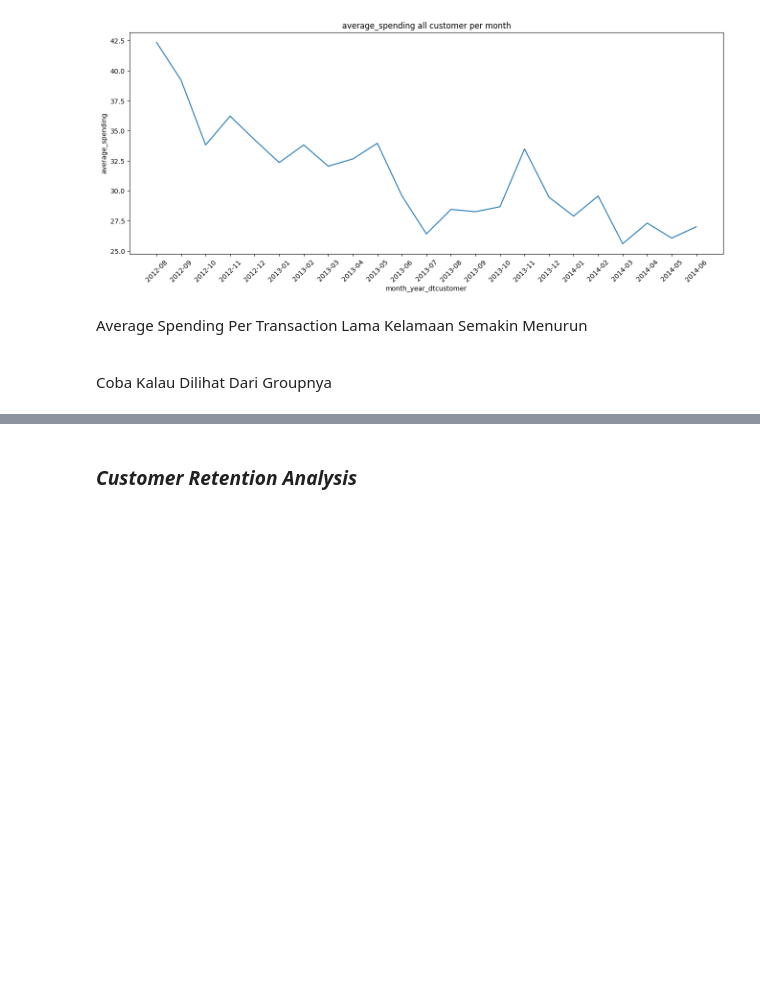
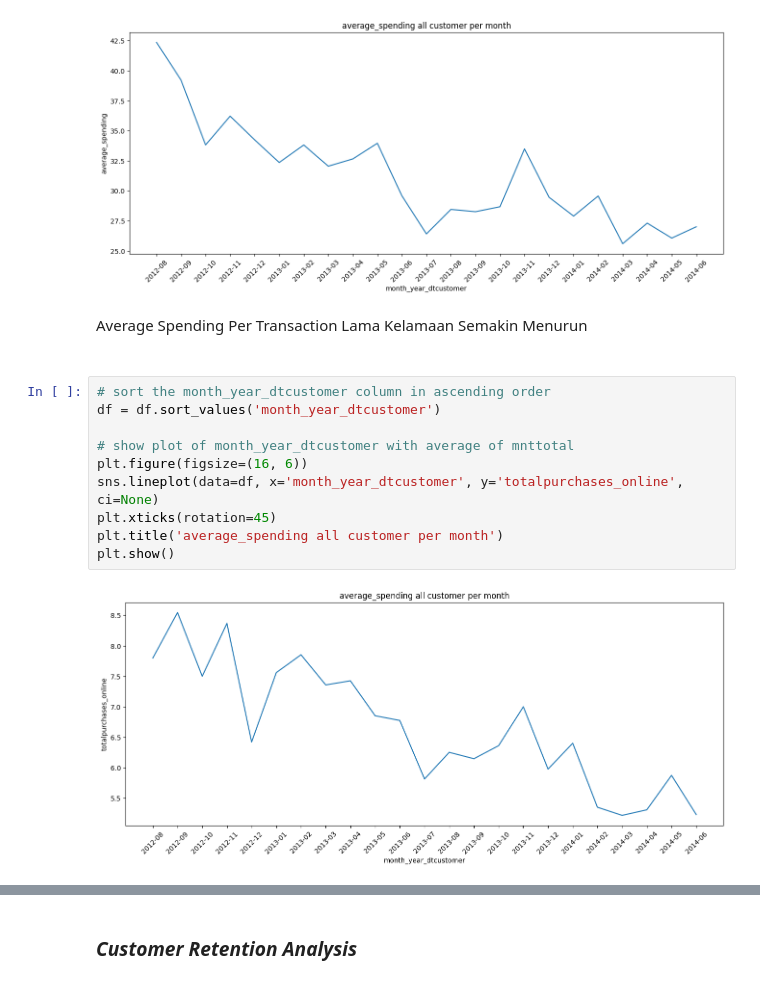
Before and after one commit to davidinations/SupermarketDataScience, a Jupyter notebook: Analysis.ipynb, the cells around one changed output, grey strips where cells are left out. Cells and saved outputs as stored; diff of their text form; blank space fills up the shorter version.

```diff
--- a/Analysis.ipynb
+++ b/Analysis.ipynb
@@ -525,5 +525,15 @@ plt.show()
 [figure]
 # %% [markdown]
 Average Spending Per Transaction Lama Kelamaan Semakin Menurun <br><br>
-
-Coba Kalau Dilihat Dari Groupnya
+# %%
+# sort the month_year_dtcustomer column in ascending order
+df = df.sort_values('month_year_dtcustomer')
+
+# show plot of month_year_dtcustomer with average of mnttotal
+plt.figure(figsize=(16, 6))
+sns.lineplot(data=df, x='month_year_dtcustomer', y='totalpurchases_online', ci=None)
+plt.xticks(rotation=45)
+plt.title('average_spending all customer per month')
+plt.show()
+# %% [output]
+[figure, added]
```
Also changed, not shown: parts of 7 cells of this notebook, 1 other file.
